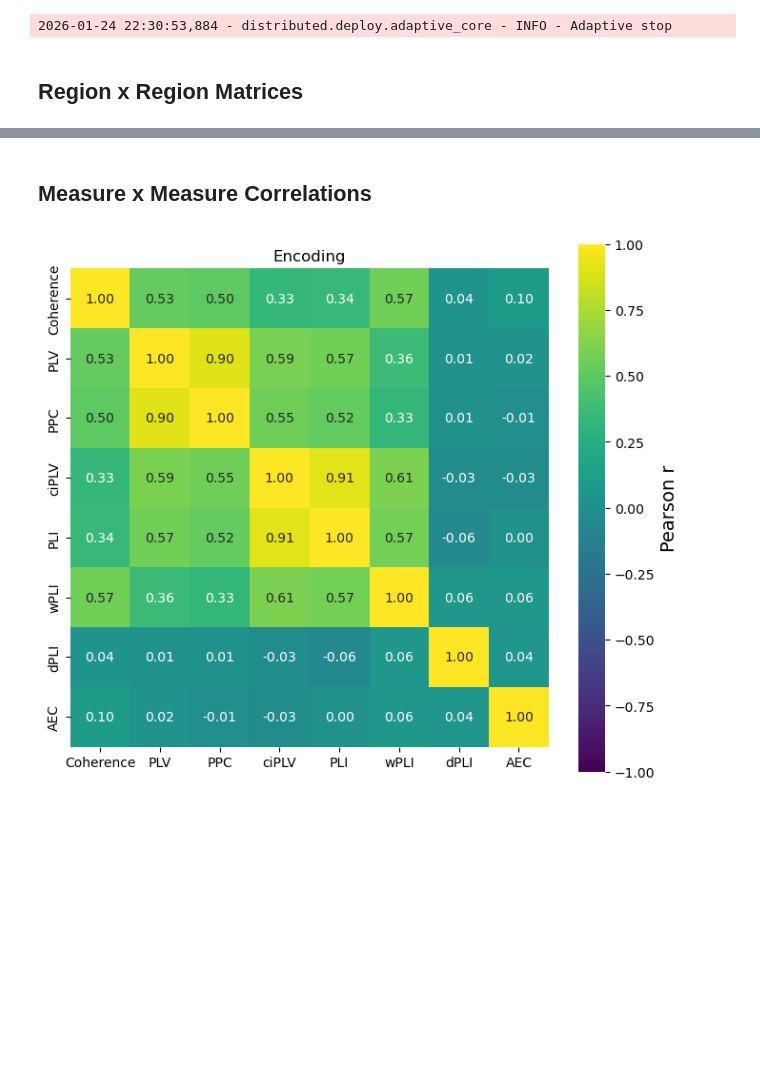
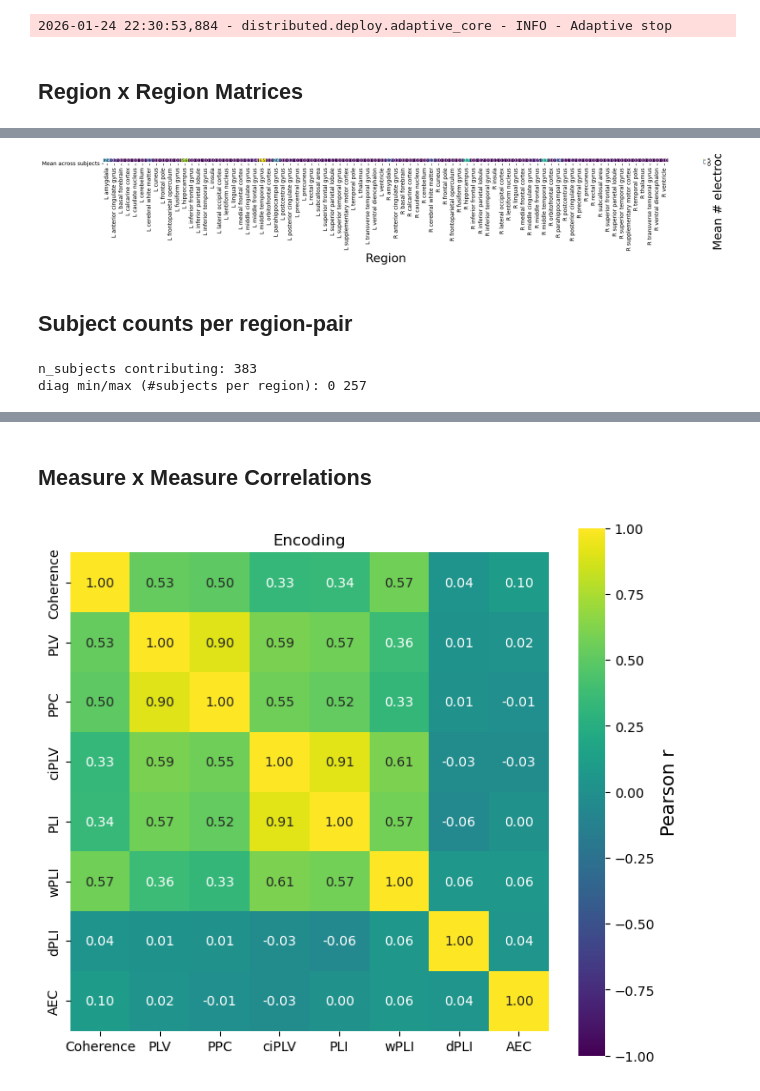
Before and after one commit to jueekn/fc_methods_comparison_cml, a Jupyter notebook: fc_comparison.ipynb, the cells around one changed output, grey strips where cells are left out. Cells and saved outputs as stored; diff of their text form; code cells hidden in the pictures; blank space fills up the shorter version.

```diff
--- a/fc_comparison.ipynb
+++ b/fc_comparison.ipynb
@@ -452,0 +485,22 @@ for beh, title, out_png in [("en", "Encoding", "encoding_allmats.png"),
+# %%
+plt.figure(figsize=(20, 3))
+ax = sns.heatmap(
+    mean_counts.to_frame().T,
+    cmap="viridis",
+    annot=True,
+    fmt=".1f",
+    annot_kws={"size": annot_fontsize},
+    cbar_kws={"label": "Mean # electrodes per region"},
+)
+
+ax.set_yticks([1.5])
+ax.set_yticklabels(["Mean across subjects"], rotation=0)
+ax.set_xticklabels(ax.get_xticklabels(), rotation=90)
+ax.set_xlabel("Region")
+ax.set_ylabel("")
+plt.tight_layout()
+plt.show()
+# %% [output]
+[figure, added]
+# %% [markdown]
+## Subject counts per region-pair
@@ -452,0 +575,14 @@ for beh, title, out_png in [("en", "Encoding", "encoding_allmats.png"),
+# %%
+C_df, subs = subject_counts_region_pairs(
+    results_en + results_rm,
+    regionlabels=regionlabels,
+    reg2i=reg2i,
+    metric="coh",
+    min_elec_per_region=1,
+)
+
+print("n_subjects contributing:", len(subs))
+print("diag min/max (# subjects per region):", np.diag(C_df).min(), np.diag(C_df).max())
+# %% [output]
+n_subjects contributing: 383
+diag min/max (#subjects per region): 0 257
```
Also changed, not shown: parts of 16 cells of this notebook.
